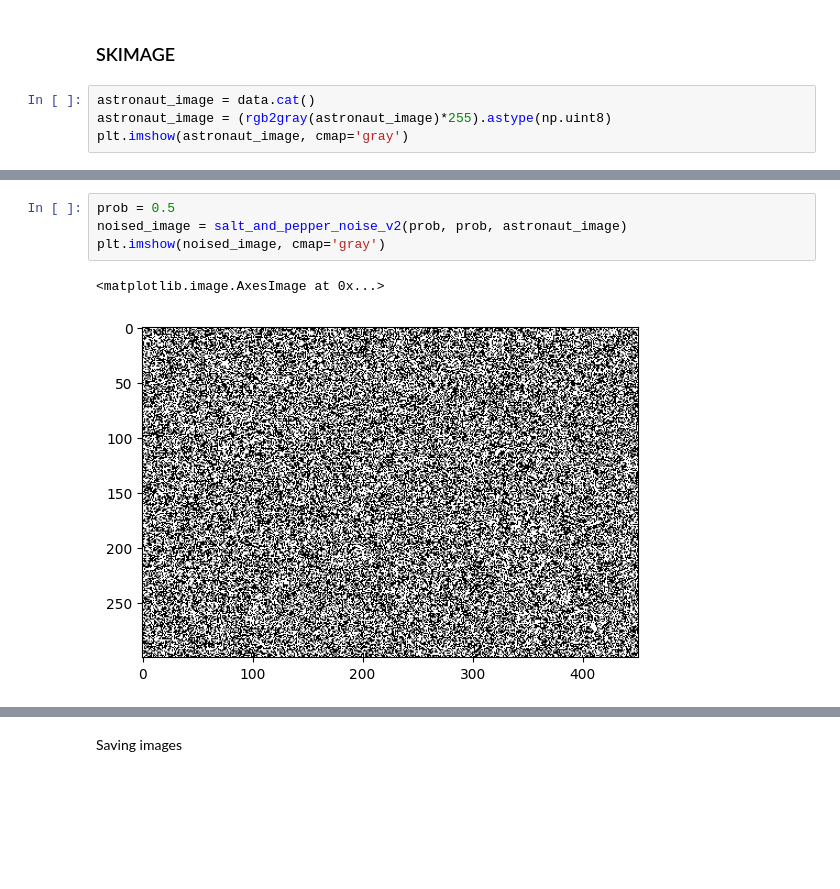
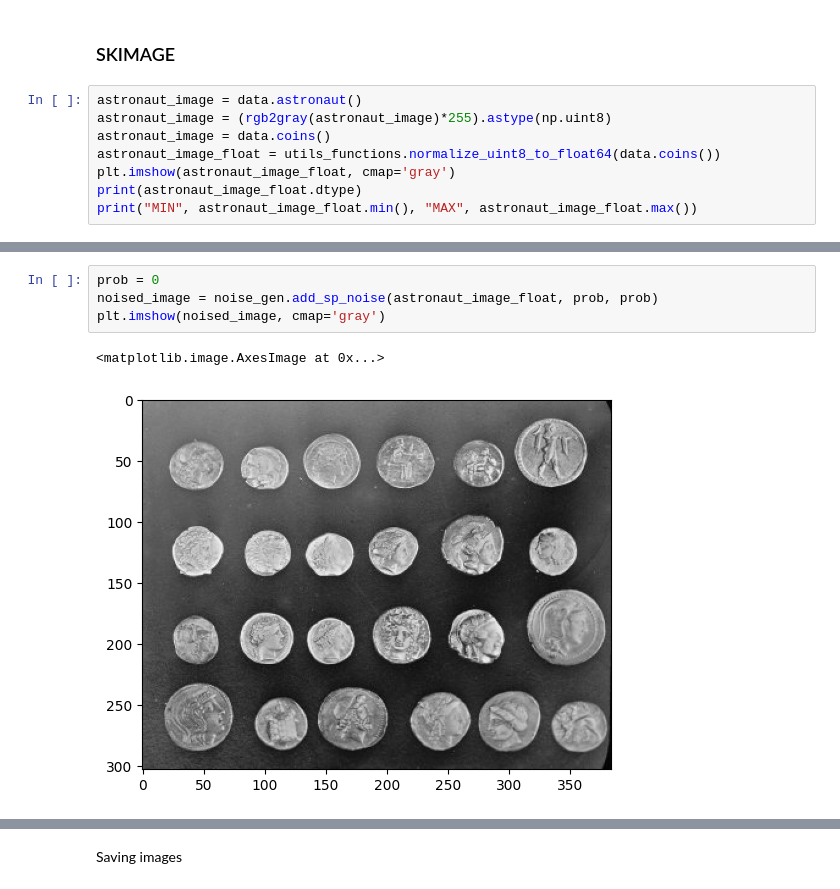
Before and after one commit to alvaroalbuquerque/SCS_plane_study, a Jupyter notebook: noise_analysis_sp.ipynb, the cells around one changed output, grey strips where cells are left out. Saved outputs shown, nothing was run; the diff lists cells and outputs as text; blank space fills up the shorter version.

```diff
--- a/noise_analysis_sp.ipynb
+++ b/noise_analysis_sp.ipynb
@@ -233,7 +235,11 @@ data_ss.to_csv(f"results/noise_analysis/sp/sp_analysis_sintorn_v2.csv", index =
 # %% [markdown]
 ### SKIMAGE
 # %%
-astronaut_image = data.cat()
+astronaut_image = data.astronaut()
 astronaut_image = (rgb2gray(astronaut_image)*255).astype(np.uint8)
-plt.imshow(astronaut_image, cmap='gray')
+astronaut_image = data.coins()
+astronaut_image_float = utils_functions.normalize_uint8_to_float64(data.coins())
+plt.imshow(astronaut_image_float, cmap='gray')
+print(astronaut_image_float.dtype)
+print("MIN", astronaut_image_float.min(), "MAX", astronaut_image_float.max())
 # %% [output]
@@ -246,8 +253,8 @@ generate_histogram(astronaut_image, isNormalized=True, title=f'astronaut')
 # %%
-prob = 0.5
-noised_image = salt_and_pepper_noise_v2(prob, prob, astronaut_image)
+prob = 0
+noised_image = noise_gen.add_sp_noise(astronaut_image_float, prob, prob)
 plt.imshow(noised_image, cmap='gray')
 # %% [output]
 <matplotlib.image.AxesImage at 0x...>
-[figure, old version]
+[figure, new version]
 # %%
```
Also changed, not shown: parts of 9 cells of this notebook, 5 other files.
